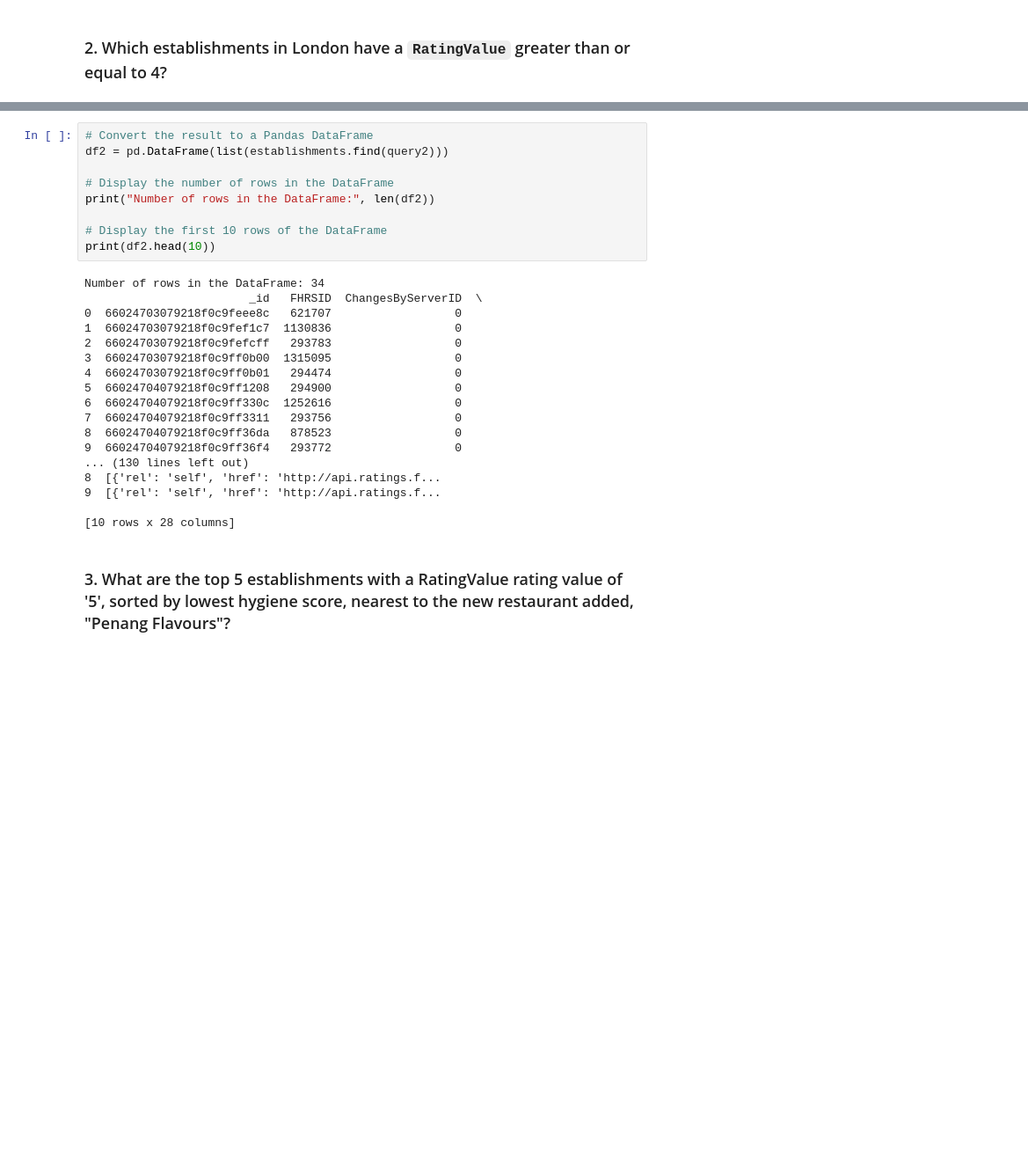
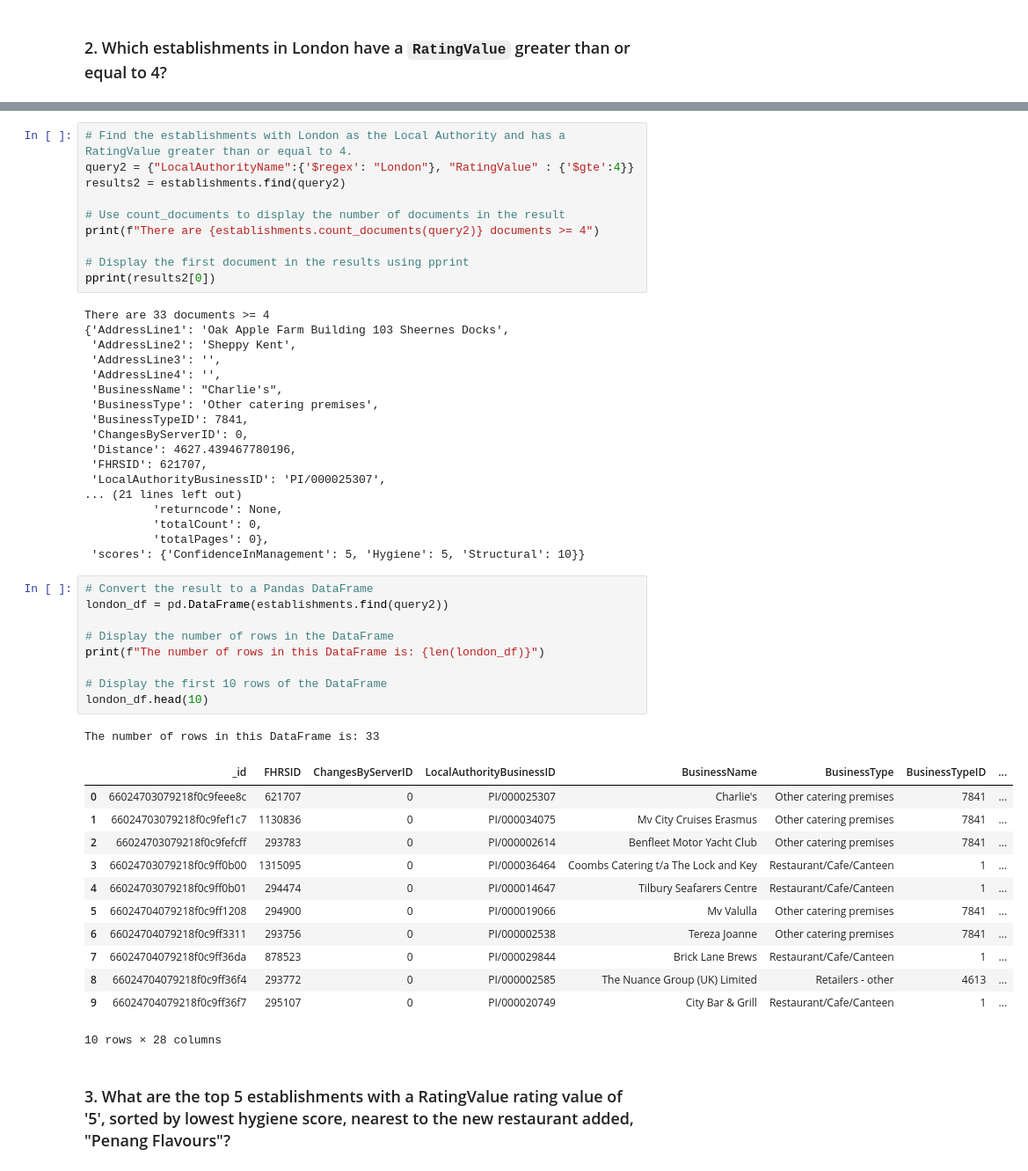
Before and after one commit to limbus7/nosql-challenge., a Jupyter notebook: NoSQL_analysis_starter.ipynb, the cells around one changed output, grey strips where cells are left out. Shown at 88% size. Saved outputs shown, nothing was run; the diff lists cells and outputs as text; blank space fills up the shorter version.

```diff
--- a/NoSQL_analysis_starter.ipynb
+++ b/NoSQL_analysis_starter.ipynb
@@ -115,29 +86,53 @@ Number of establishments in London with RatingValue >= 4: 34
 # %%
-# Convert the result to a Pandas DataFrame
-df2 = pd.DataFrame(list(establishments.find(query2)))
+# Find the establishments with London as the Local Authority and has a RatingValue greater than or equal to 4.
+query2 = {"LocalAuthorityName":{'$regex': "London"}, "RatingValue" : {'$gte':4}}
+results2 = establishments.find(query2)
 
-# Display the number of rows in the DataFrame
-print("Number of rows in the DataFrame:", len(df2))
+# Use count_documents to display the number of documents in the result
+print(f"There are {establishments.count_documents(query2)} documents >= 4")
 
-# Display the first 10 rows of the DataFrame
-print(df2.head(10))
+# Display the first document in the results using pprint
+pprint(results2[0])
 # %% [output]
-Number of rows in the DataFrame: 34
-                        _id   FHRSID  ChangesByServerID  \
-0  66024703079218f0c9feee8c   621707                  0
-1  66024703079218f0c9fef1c7  1130836                  0
-2  66024703079218f0c9fefcff   293783                  0
-3  66024703079218f0c9ff0b00  1315095                  0
-4  66024703079218f0c9ff0b01   294474                  0
-5  66024704079218f0c9ff1208   294900                  0
-6  66024704079218f0c9ff330c  1252616                  0
-7  66024704079218f0c9ff3311   293756                  0
-8  66024704079218f0c9ff36da   878523                  0
-9  66024704079218f0c9ff36f4   293772                  0
-... (130 lines left out)
-8  [{'rel': 'self', 'href': 'http://api.ratings.f...
-9  [{'rel': 'self', 'href': 'http://api.ratings.f...
-
-[10 rows x 28 columns]
+There are 33 documents >= 4
+{'AddressLine1': 'Oak Apple Farm Building 103 Sheernes Docks',
+ 'AddressLine2': 'Sheppy Kent',
+ 'AddressLine3': '',
+ 'AddressLine4': '',
+ 'BusinessName': "Charlie's",
+ 'BusinessType': 'Other catering premises',
+ 'BusinessTypeID': 7841,
+ 'ChangesByServerID': 0,
+ 'Distance': 4627.439467780196,
+ 'FHRSID': 621707,
+ 'LocalAuthorityBusinessID': 'PI/000025307',
+... (21 lines left out)
+          'returncode': None,
+          'totalCount': 0,
+          'totalPages': 0},
+ 'scores': {'ConfidenceInManagement': 5, 'Hygiene': 5, 'Structural': 10}}
+# %%
+# Convert the result to a Pandas DataFrame
+london_df = pd.DataFrame(establishments.find(query2))
+
+# Display the number of rows in the DataFrame
+print(f"The number of rows in this DataFrame is: {len(london_df)}")
+
+# Display the first 10 rows of the DataFrame
+london_df.head(10)
+# %% [output]
+The number of rows in this DataFrame is: 33
+|  | _id | FHRSID | ChangesByServerID | LocalAuthorityBusinessID | BusinessName | BusinessType | BusinessTypeID | ... |
+| 0 | 66024703079218f0c9feee8c | 621707 | 0 | PI/000025307 | Charlie's | Other catering premises | 7841 | ... |
+| 1 | 66024703079218f0c9fef1c7 | 1130836 | 0 | PI/000034075 | Mv City Cruises Erasmus | Other catering premises | 7841 | ... |
+| 2 | 66024703079218f0c9fefcff | 293783 | 0 | PI/000002614 | Benfleet Motor Yacht Club | Other catering premises | 7841 | ... |
+| 3 | 66024703079218f0c9ff0b00 | 1315095 | 0 | PI/000036464 | Coombs Catering t/a The Lock and Key | Restaurant/Cafe/Canteen | 1 | ... |
+| 4 | 66024703079218f0c9ff0b01 | 294474 | 0 | PI/000014647 | Tilbury Seafarers Centre | Restaurant/Cafe/Canteen | 1 | ... |
+| 5 | 66024704079218f0c9ff1208 | 294900 | 0 | PI/000019066 | Mv Valulla | Other catering premises | 7841 | ... |
+| 6 | 66024704079218f0c9ff3311 | 293756 | 0 | PI/000002538 | Tereza Joanne | Other catering premises | 7841 | ... |
+| 7 | 66024704079218f0c9ff36da | 878523 | 0 | PI/000029844 | Brick Lane Brews | Restaurant/Cafe/Canteen | 1 | ... |
+| 8 | 66024704079218f0c9ff36f4 | 293772 | 0 | PI/000002585 | The Nuance Group (UK) Limited | Retailers - other | 4613 | ... |
+| 9 | 66024704079218f0c9ff36f7 | 295107 | 0 | PI/000020749 | City Bar & Grill | Restaurant/Cafe/Canteen | 1 | ... |
+10 rows × 28 columns
 # %% [markdown]
 ### 3. What are the top 5 establishments with a RatingValue rating value of '5', sorted by lowest hygiene score, nearest to the new restaurant added, "Penang Flavours"?
```
Also changed, not shown: parts of 9 cells of this notebook, 3 other files.
